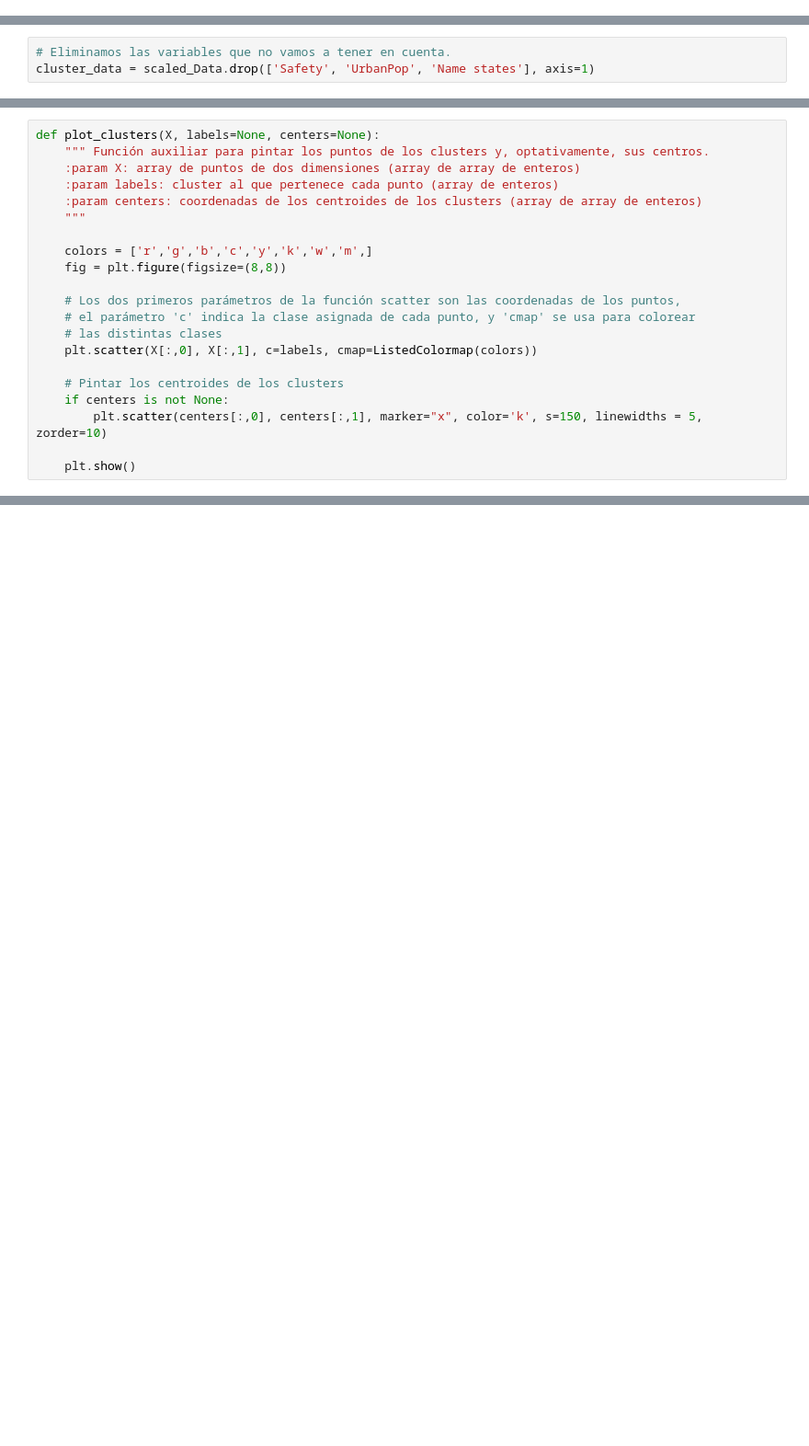
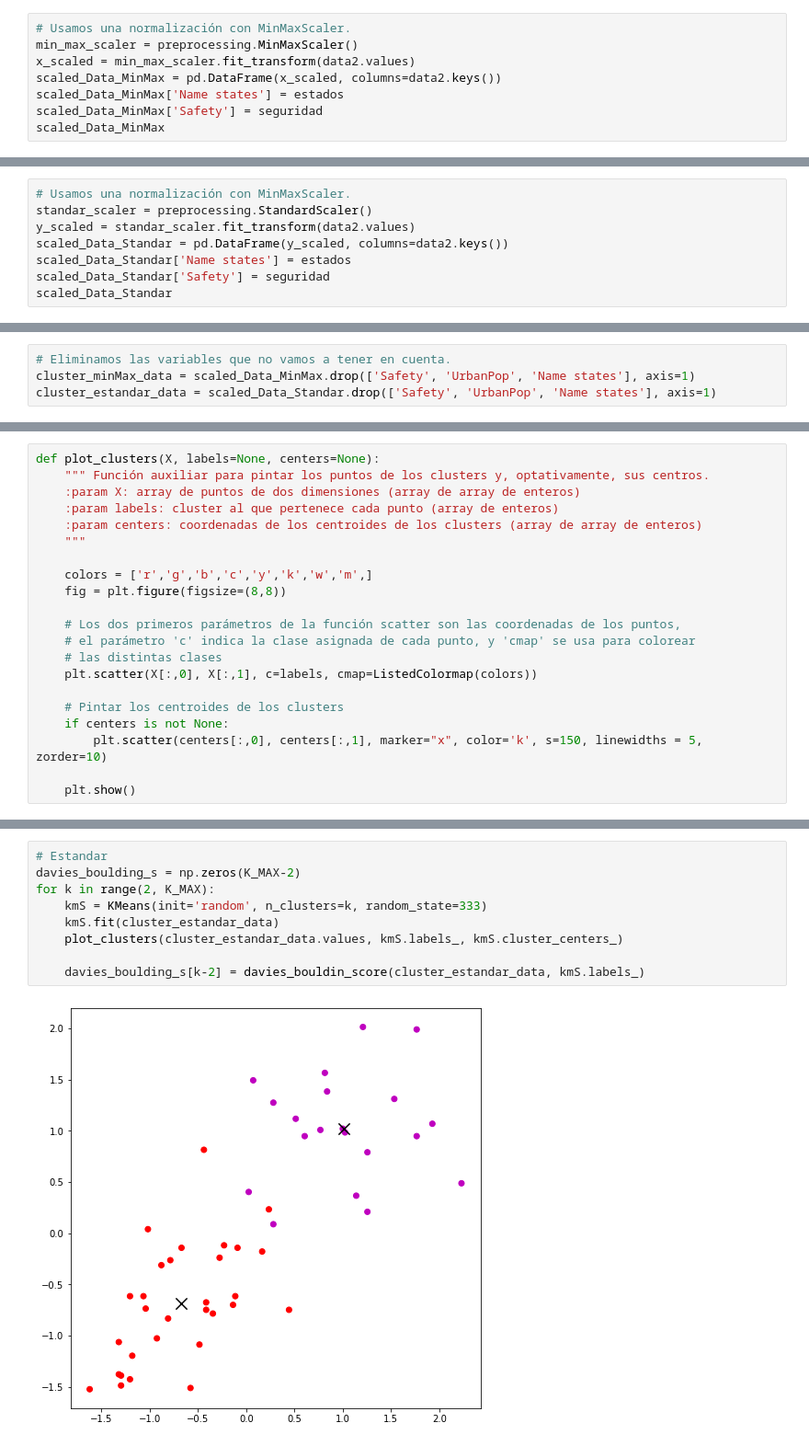
Before and after one commit to Al3xFreeman/IA2, a Jupyter notebook: P1-1-[IA2].ipynb, the cells around one changed output, grey strips where cells are left out. Shown at 92% size. Cells and saved outputs as stored; diff of their text form; blank space fills up the shorter version.

```diff
--- a/P1-1-[IA2].ipynb
+++ b/P1-1-[IA2].ipynb
@@ -224,0 +198,8 @@ scaled_Data
+# %%
+# Usamos una normalización con MinMaxScaler.
+min_max_scaler = preprocessing.MinMaxScaler()
+x_scaled = min_max_scaler.fit_transform(data2.values)
+scaled_Data_MinMax = pd.DataFrame(x_scaled, columns=data2.keys())
+scaled_Data_MinMax['Name states'] = estados
+scaled_Data_MinMax['Safety'] = seguridad
+scaled_Data_MinMax
@@ -224,0 +224,8 @@ scaled_Data
+# %%
+# Usamos una normalización con MinMaxScaler.
+standar_scaler = preprocessing.StandardScaler()
+y_scaled = standar_scaler.fit_transform(data2.values)
+scaled_Data_Standar = pd.DataFrame(y_scaled, columns=data2.keys())
+scaled_Data_Standar['Name states'] = estados
+scaled_Data_Standar['Safety'] = seguridad
+scaled_Data_Standar
@@ -235,4 +264,5 @@ import matplotlib.pyplot as plt
 from matplotlib.colors import ListedColormap
 # %%
 # Eliminamos las variables que no vamos a tener en cuenta.
-cluster_data = scaled_Data.drop(['Safety', 'UrbanPop', 'Name states'], axis=1)
+cluster_minMax_data = scaled_Data_MinMax.drop(['Safety', 'UrbanPop', 'Name states'], axis=1)
+cluster_estandar_data = scaled_Data_Standar.drop(['Safety', 'UrbanPop', 'Name states'], axis=1)
@@ -273,3 +346,14 @@ for k in range(2, K_MAX):
 [figure]
 [figure]
 [figure]
+# %%
+# Estandar
+davies_boulding_s = np.zeros(K_MAX-2)
+for k in range(2, K_MAX):
+    kmS = KMeans(init='random', n_clusters=k, random_state=333)
+    kmS.fit(cluster_estandar_data)
+    plot_clusters(cluster_estandar_data.values, kmS.labels_, kmS.cluster_centers_)
+
+    davies_boulding_s[k-2] = davies_bouldin_score(cluster_estandar_data, kmS.labels_)
+# %% [output]
+[figure, added]
```
Also changed, not shown: parts of 38 cells of this notebook.
